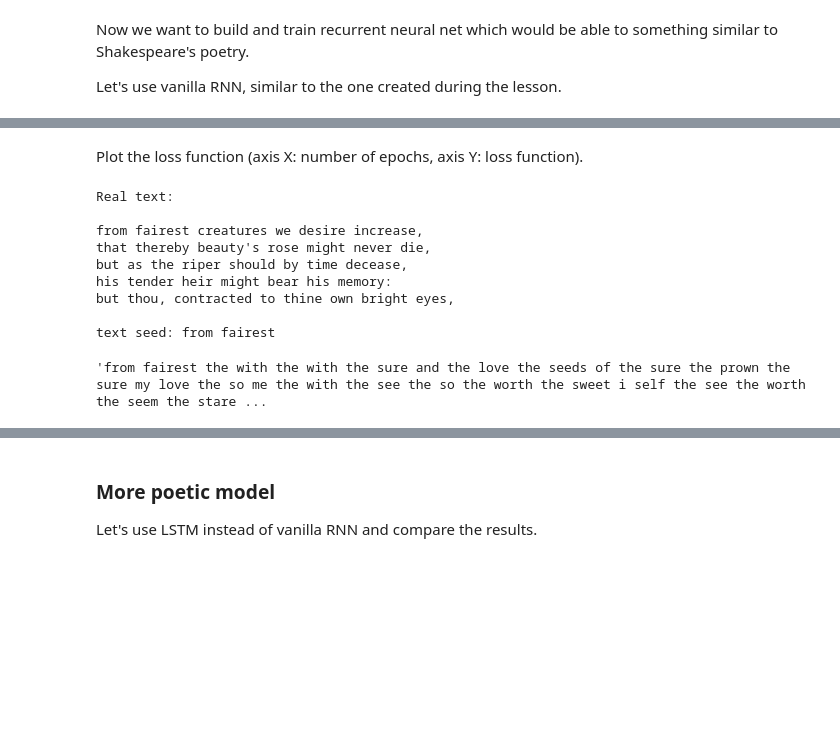
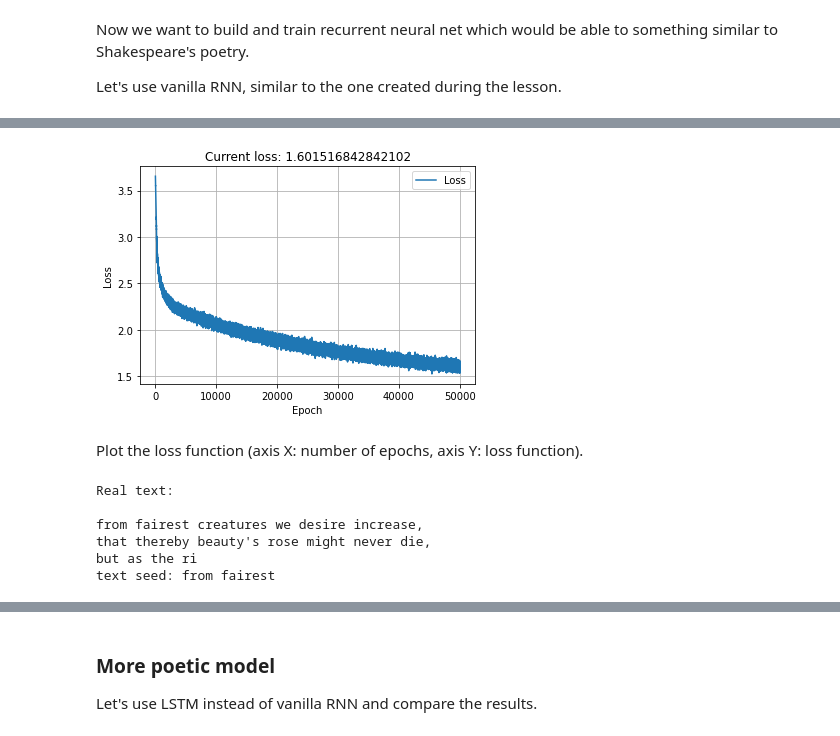
Before and after one commit to oslanaslan/MADE_ML, a Jupyter notebook: ml/Lab2_Deep_Learning/Lab2_DL_part3_poetry.ipynb, the cells around one changed output, grey strips where cells are left out. Cells and saved outputs as stored; diff of their text form; code cells hidden in the pictures; blank space fills up the shorter version.

```diff
--- a/ml/Lab2_Deep_Learning/Lab2_DL_part3_poetry.ipynb
+++ b/ml/Lab2_Deep_Learning/Lab2_DL_part3_poetry.ipynb
@@ -271,2 +308,12 @@ assert np.mean(train_loss_lst[:10]) > np.mean(train_loss_lst[-10:]), "RNN didn't
+# %%
+plt.plot(train_loss_lst, label='Loss')
+plt.grid()
+plt.xlabel('Epoch')
+plt.ylabel('Loss')
+plt.legend()
+plt.title(f"Current loss: {np.mean(train_loss_lst[-plot_tick:])}")
+plt.show()
+# %% [output]
+[figure, added]
 # %% [markdown]
 Plot the loss function (axis X: number of epochs, axis Y: loss function).
@@ -305,22 +320,13 @@ def generate_text(model, seed_phrase=' ', max_length=MAX_LENGTH, temperature=1.0
 # %%
-seed_text = sequences[0].split(' ')[:2]
+seed_text = sequences[0][:13]
 print('Real text:\n')
-print(''.join([sequences[i].strip('|') for i in range(5)]))
-seed_text = ' '.join(seed_text)
+print(sequences[0])
+seed_text = ''.join(seed_text)
 print(f'text seed: {seed_text}')
 # %% [output]
 Real text:
 
 from fairest creatures we desire increase,
 that thereby beauty's rose might never die,
-but as the riper should by time decease,
-his tender heir might bear his memory:
-but thou, contracted to thine own bright eyes,
-
+but as the ri
 text seed: from fairest
-# %%
-length = 500
-temperature = 0.2
-generate_text(model, seed_text, length, temperature)
-# %% [output]
-'from fairest the with the with the sure and the love the seeds of the sure the prown the sure my love the so me the with the see the so the worth the sweet i self the see the worth the seem the stare ...
```
Also changed, not shown: parts of 23 cells of this notebook, 3 other files.
